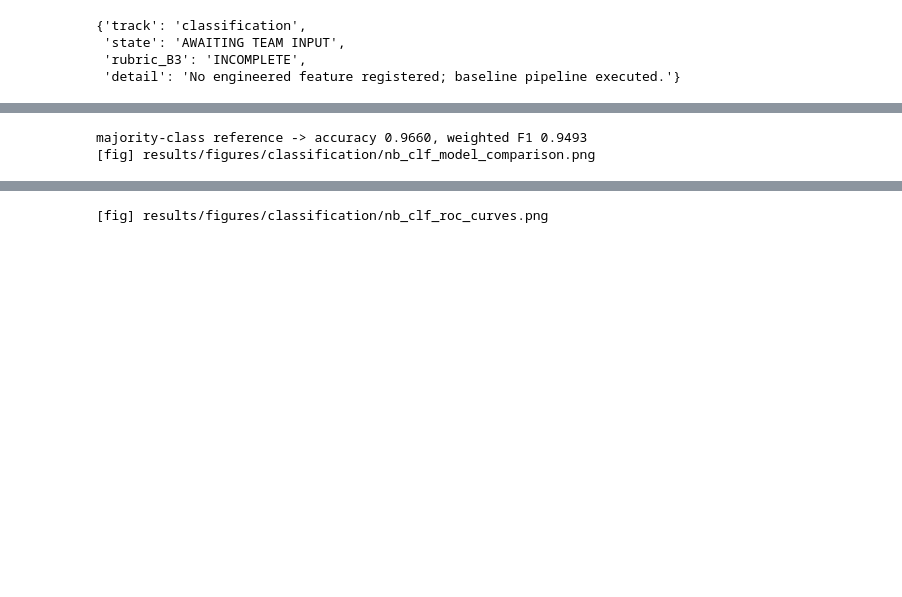
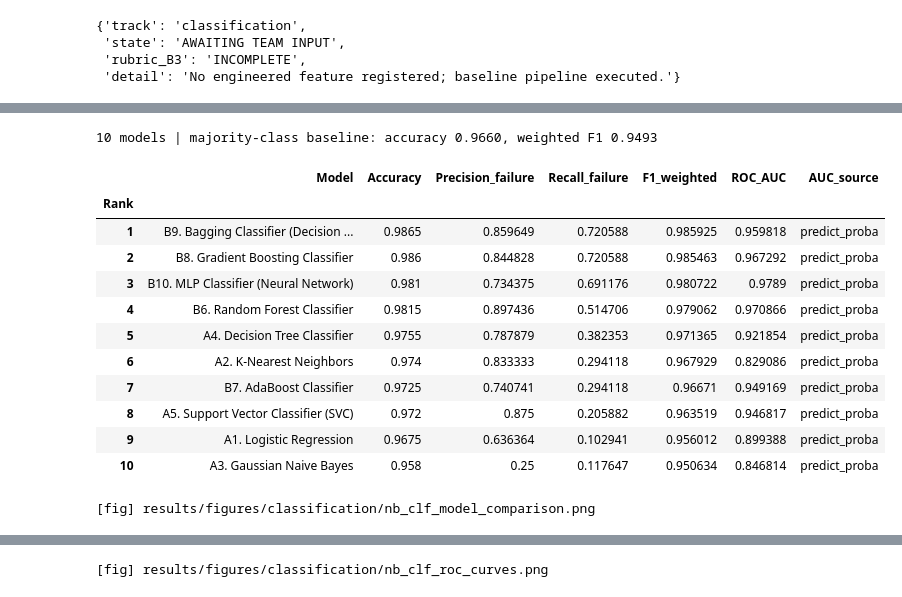
Before and after one commit to KarthigayanR-2005/23CSE301-ML-Capstone, a Jupyter notebook: notebooks/classification.ipynb, the cells around one changed output, grey strips where cells are left out. Drawn from its saved outputs; the diff is of its cells as text; code cells hidden in the pictures; blank space fills up the shorter version.

```diff
--- a/notebooks/classification.ipynb
+++ b/notebooks/classification.ipynb
@@ -346,0 +645,8 @@ tb
+# %%
+cols = ["Model", "Accuracy", "Precision_failure", "Recall_failure",
+        "F1_weighted", "ROC_AUC", "AUC_source"]
+tableA = (pd.DataFrame(results).T.reset_index().rename(columns={"index": "Model"})
+          .sort_values("F1_weighted", ascending=False).reset_index(drop=True))[cols]
+tableA.index = tableA.index + 1
+tableA.index.name = "Rank"
+tableA
@@ -381,8 +945,29 @@ table
+# %%
+table = (pd.DataFrame(results).T.reset_index().rename(columns={"index": "Model"})
+         .sort_values("F1_weighted", ascending=False).reset_index(drop=True))[cols]
+table.index = table.index + 1
+table.index.name = "Rank"
+print(f"{len(table)} models | majority-class baseline: "
+      f"accuracy {baseline['baseline_accuracy']:.4f}, "
+      f"weighted F1 {baseline['baseline_f1_weighted']:.4f}\n")
+table
+# %% [output]
+10 models | majority-class baseline: accuracy 0.9660, weighted F1 0.9493
+|  | Model | Accuracy | Precision_failure | Recall_failure | F1_weighted | ROC_AUC | AUC_source |
+| Rank |  |  |  |  |  |  |  |
+| 1 | B9. Bagging Classifier (Decision ... | 0.9865 | 0.859649 | 0.720588 | 0.985925 | 0.959818 | predict_proba |
+| 2 | B8. Gradient Boosting Classifier | 0.986 | 0.844828 | 0.720588 | 0.985463 | 0.967292 | predict_proba |
+| 3 | B10. MLP Classifier (Neural Network) | 0.981 | 0.734375 | 0.691176 | 0.980722 | 0.9789 | predict_proba |
+| 4 | B6. Random Forest Classifier | 0.9815 | 0.897436 | 0.514706 | 0.979062 | 0.970866 | predict_proba |
+| 5 | A4. Decision Tree Classifier | 0.9755 | 0.787879 | 0.382353 | 0.971365 | 0.921854 | predict_proba |
+| 6 | A2. K-Nearest Neighbors | 0.974 | 0.833333 | 0.294118 | 0.967929 | 0.829086 | predict_proba |
+| 7 | B7. AdaBoost Classifier | 0.9725 | 0.740741 | 0.294118 | 0.96671 | 0.949169 | predict_proba |
+| 8 | A5. Support Vector Classifier (SVC) | 0.972 | 0.875 | 0.205882 | 0.963519 | 0.946817 | predict_proba |
+| 9 | A1. Logistic Regression | 0.9675 | 0.636364 | 0.102941 | 0.956012 | 0.899388 | predict_proba |
+| 10 | A3. Gaussian Naive Bayes | 0.958 | 0.25 | 0.117647 | 0.950634 | 0.846814 | predict_proba |
 # %%
-print("majority-class reference -> accuracy %.4f, weighted F1 %.4f"
-      % (base["baseline_accuracy"], base["baseline_f1_weighted"]))
-p = pl.model_comparison_bar(table, "F1_weighted", "Classifiers ranked by weighted F1",
+p = pl.model_comparison_bar(table, "F1_weighted",
+                            "Classifiers ranked by weighted F1",
                             "nb_clf_model_comparison", "classification")
 # %% [output]
-majority-class reference -> accuracy 0.9660, weighted F1 0.9493
 [fig] results/figures/classification/nb_clf_model_comparison.png
```
Also changed, not shown: parts of 82 cells of this notebook, 29 other files.
